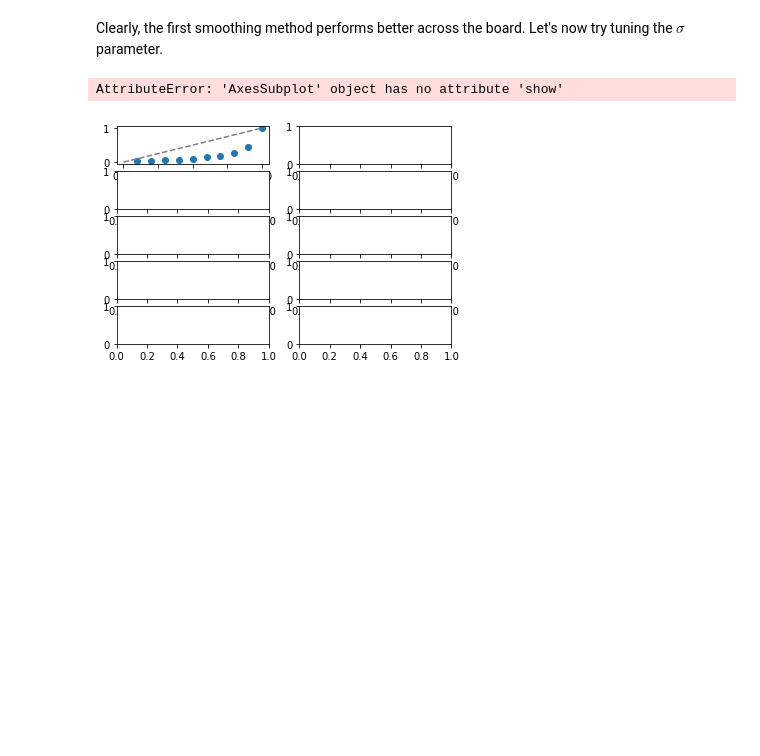
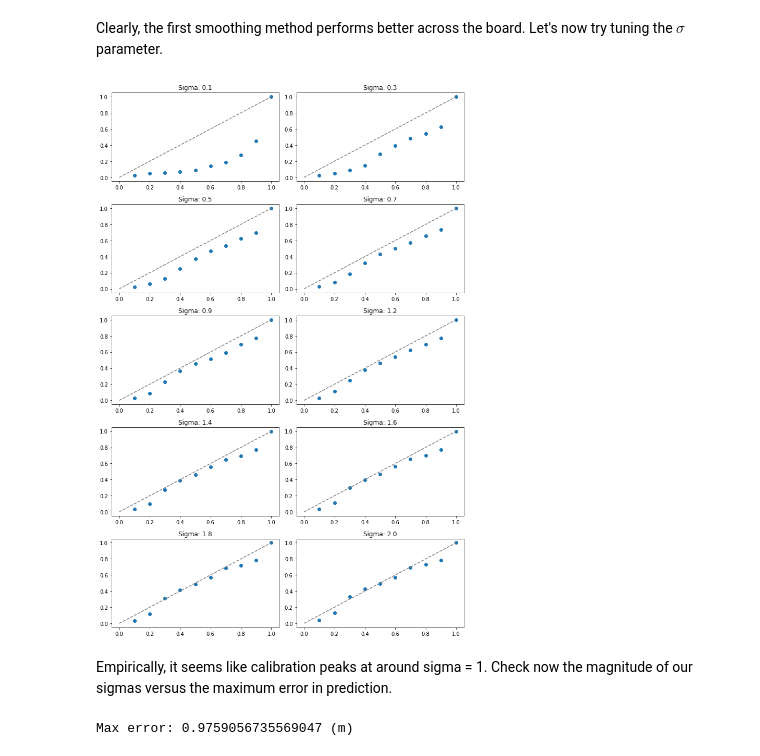
Before and after one commit to neurostatslab/gerbilizer, a Jupyter notebook: uncertainty/muse-smoothing.ipynb, the cells around one changed output. Cells and saved outputs as stored; diff of their text form; code cells hidden in the pictures; blank space fills up the shorter version.

```diff
--- a/uncertainty/muse-smoothing.ipynb
+++ b/uncertainty/muse-smoothing.ipynb
@@ -316,7 +328,7 @@ num_preds = len(low_reverb_r_ests)
 tuning_set = low_reverb_r_ests[:int(0.8 * num_preds)]
 tuning_locations = low_reverb_locations[:int(0.8 * num_preds)]
 
-sigmas = np.linspace(0.1, 1, 10)
+sigmas = np.linspace(0.1, 2, 10)
 results = []
 
 for sigma in sigmas:
@@ -330,17 +342,29 @@ for sigma in sigmas:
         ))
     results.append(curr)
 # %%
-fig, axs = plt.subplots(5, 2)
+fig, axs = plt.subplots(5, 2, figsize=(10, 15))
 for i, row in enumerate(axs):
     for j, ax in enumerate(row):
         idx = i * len(row) + j
         calibration_curve(
             np.array(results[idx]),
             tuning_locations,
             xgrid,
             ygrid,
             ax=ax
         )
+        ax.set_title(f'Sigma: {sigmas[idx]:.1f}')
+fig.tight_layout()
+plt.show()
 # %% [output]
-AttributeError: 'AxesSubplot' object has no attribute 'show'
-[figure, old version]
+[figure, new version]
+# %% [markdown]
+Empirically, it seems like calibration peaks at around sigma = 1. Check now the magnitude of our sigmas versus the maximum error in prediction.
+# %%
+mean_locs = np.array(low_reverb_avg_ests).reshape((-1, 2))
+true_locs = low_reverb_locations[:, :2]  # remove height column
+err = np.linalg.norm(mean_locs - true_locs, axis=1)
+
+print(f'Max error: {err.max()} (m)')
+# %% [output]
+Max error: 0.9759056735569047 (m)
```
Also changed, not shown: parts of 13 cells of this notebook, 1 other file.
